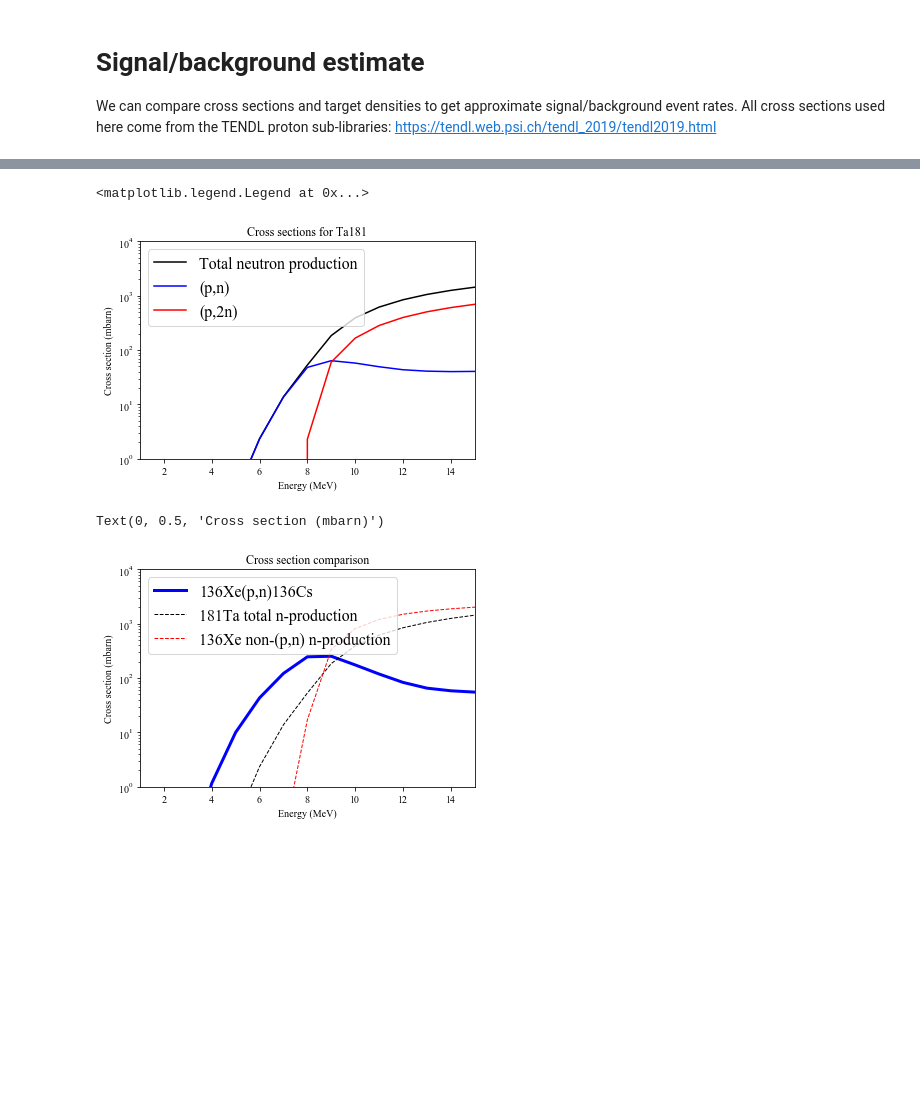
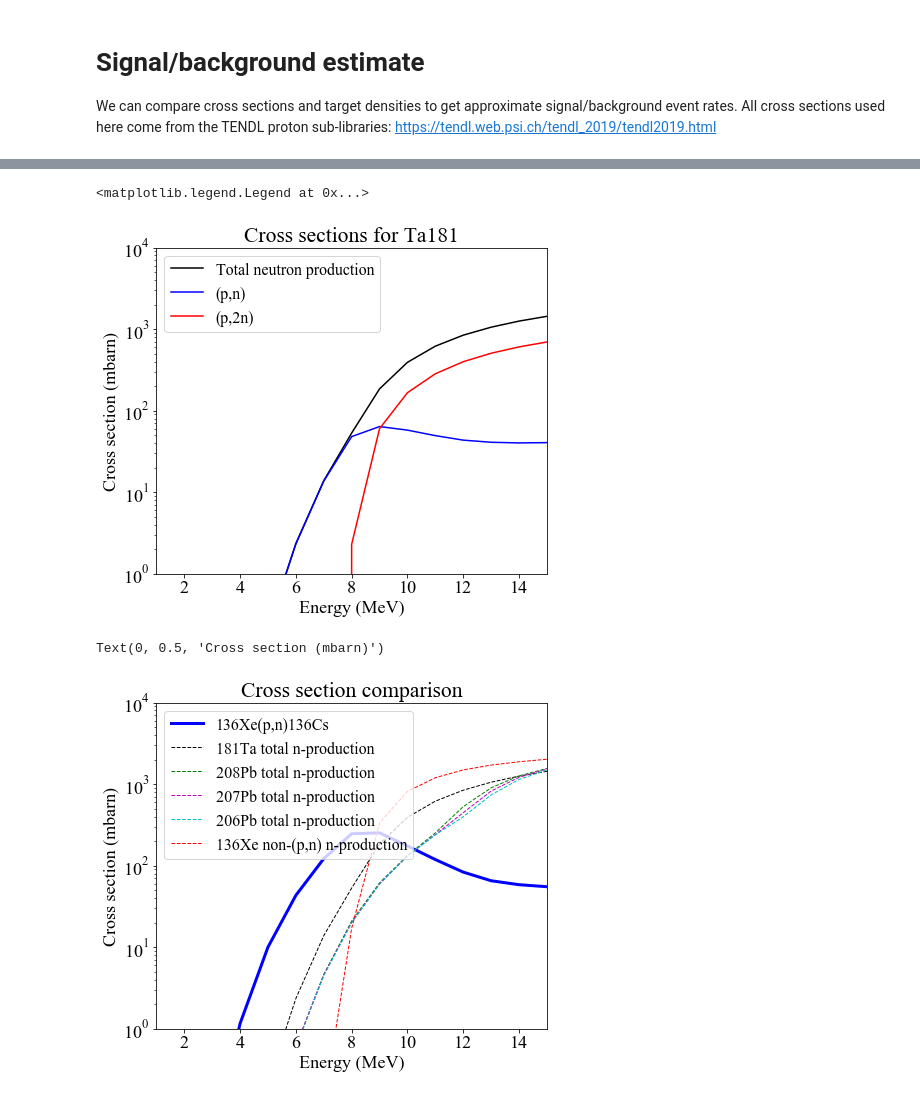
Before and after one commit to bglenardo/Cs136Measurements, a Jupyter notebook: Energy resolution and backgrounds.ipynb, the cells around one changed output, grey strips where cells are left out. Cells and saved outputs as stored; diff of their text form; code cells hidden in the pictures; blank space fills up the shorter version.

```diff
--- a/Energy resolution and backgrounds.ipynb
+++ b/Energy resolution and backgrounds.ipynb
@@ -10,6 +10,9 @@ import scipy.interpolate as interp
 
 plt.rcParams.update({'font.size': 18})
 plt.rcParams['figure.figsize'] = (7,6)
+
+plt.rcParams.update({'font.size': 18})
+plt.rcParams['figure.figsize'] = (10,8)
 # %% [markdown]
 # Define some constants
 # %%
@@ -314,6 +407,10 @@ xe136_pnx_xsec = np.genfromtxt('xsec_data/Xe136_pnx_xsec.txt',skip_header=5)
 ta181_pn_xsec = np.genfromtxt('xsec_data/Ta181_pn_xsec.txt',skip_header=5)
 ta181_p2n_xsec = np.genfromtxt('xsec_data/Ta181_p2n_xsec.txt',skip_header=5)
 ta181_pnx_xsec = np.genfromtxt('xsec_data/Ta181_pnx_xsec.txt',skip_header=5)
+
+pb208_pnx_xsec = np.genfromtxt('xsec_data/Pb208_pnx_xsec.txt',skip_header=5)
+pb207_pnx_xsec = np.genfromtxt('xsec_data/Pb207_pnx_xsec.txt',skip_header=5)
+pb206_pnx_xsec = np.genfromtxt('xsec_data/Pb206_pnx_xsec.txt',skip_header=5)
 # %%
 plt.plot(xe136_pnx_xsec[:,0],xe136_pnx_xsec[:,1],'-k',label='Total neutron production')
 plt.plot(xe136_pn_xsec[:,0],xe136_pn_xsec[:,1],'-b',label='(p,n)')
@@ -347,23 +444,29 @@ plt.title('Cross sections for Ta181')
 plt.legend(fontsize=16)
 # %% [output]
 <matplotlib.legend.Legend at 0x...>
-[figure, old version]
+[figure, new version]
 # %%
 # Direct cross-section comparisons:
 plt.plot(xe136_pn_xsec[:,0],xe136_pn_xsec[:,1],'-b',\
          label='136Xe(p,n)136Cs',linewidth=3)
 plt.plot(ta181_pnx_xsec[:,0],ta181_pnx_xsec[:,1],'--k',\
          label='181Ta total n-production',linewidth=1)
+plt.plot(pb208_pnx_xsec[:,0],pb208_pnx_xsec[:,1],'--g',\
+        label='208Pb total n-production',linewidth=1)
+plt.plot(pb207_pnx_xsec[:,0],pb207_pnx_xsec[:,1],'--m',\
+        label='207Pb total n-production',linewidth=1)
+plt.plot(pb206_pnx_xsec[:,0],pb206_pnx_xsec[:,1],'--c',\
+        label='206Pb total n-production',linewidth=1)
 plt.plot(xe136_pn_xsec[:,0],xe136_pnx_xsec[:,1]-xe136_pn_xsec[:,1],'--r',\
          label='136Xe non-(p,n) n-production',linewidth=1)
 plt.yscale('log')
 plt.xlim(1.,15.)
 plt.ylim(1.,1.e4)
 plt.title('Cross section comparison')
 plt.legend(fontsize=16)
 plt.xlabel('Energy (MeV)')
 plt.ylabel('Cross section (mbarn)')
 # %% [output]
 Text(0, 0.5, 'Cross section (mbarn)')
-[figure, old version]
+[figure, new version]
 # %%
```
Also changed, not shown: parts of 14 cells of this notebook.
